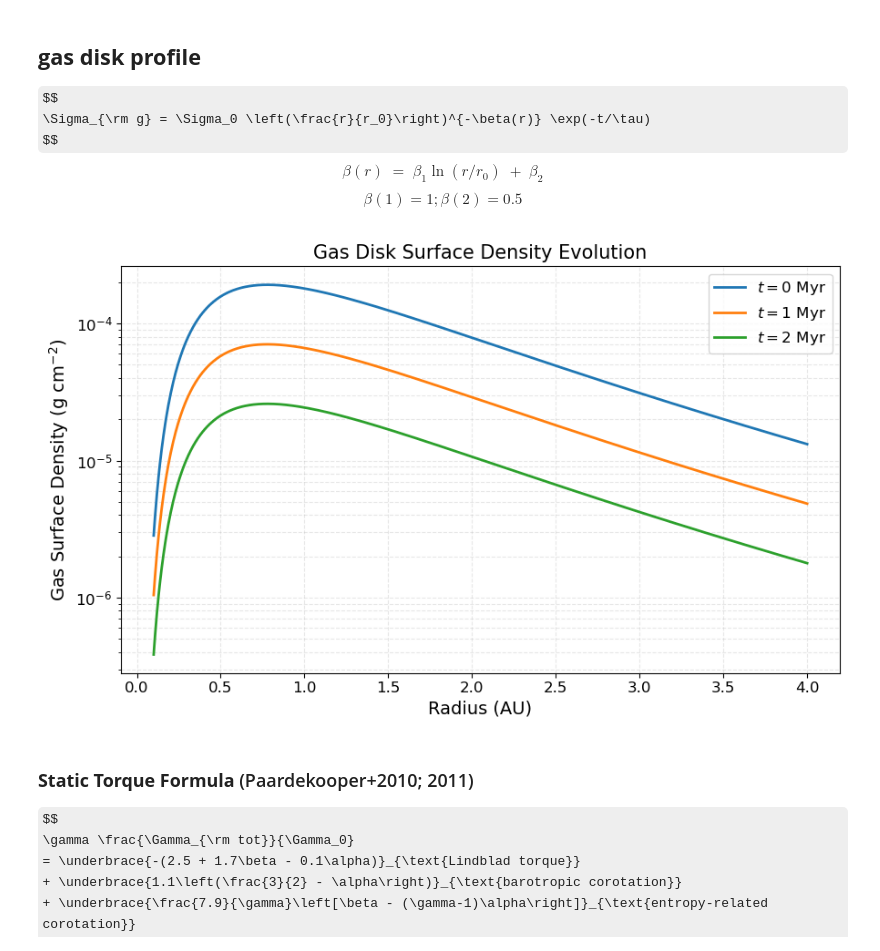
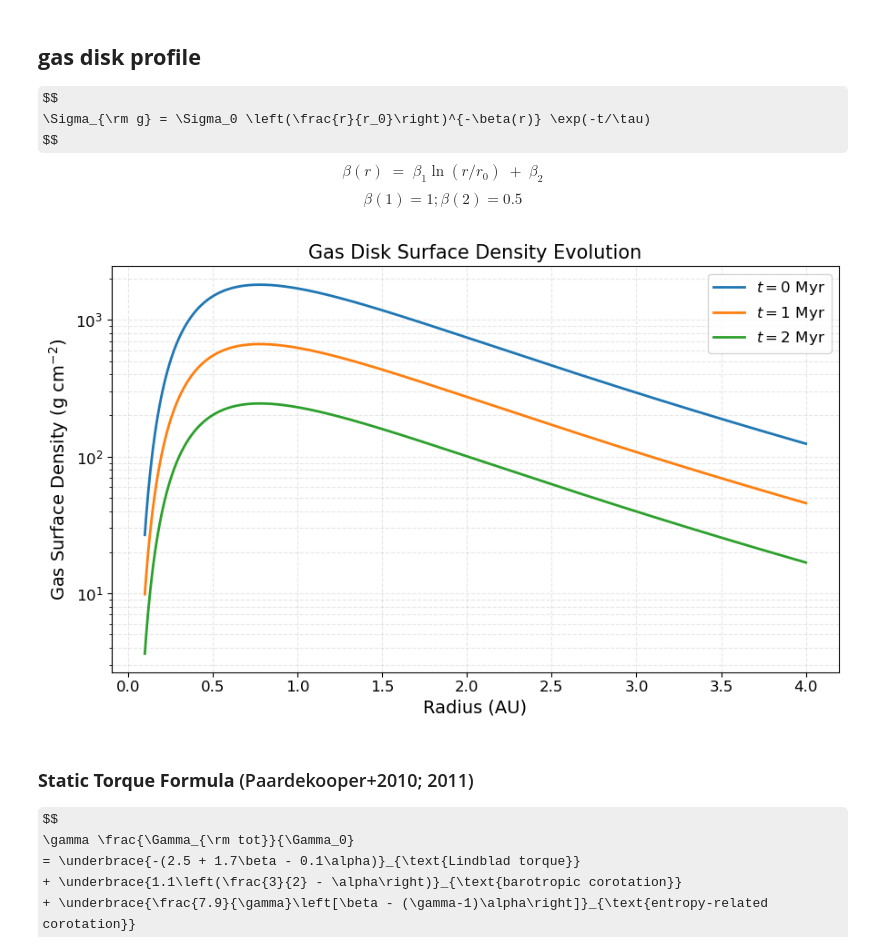
Before and after one commit to kong996/AccreDiff, a Jupyter notebook: examples/basics/gas_profile.ipynb, the cells around one changed output. Cells and saved outputs as stored; diff of their text form; code cells hidden in the pictures; some formulas as TeX source.

```diff
--- a/examples/basics/gas_profile.ipynb
+++ b/examples/basics/gas_profile.ipynb
@@ -18,6 +18,11 @@ cfg = ad.Gas_ModelConfig(
     a_alpha1=1.0,
     a_alpha2=0.5,
     Sigma0_cgs=1700, # g/cm^2
+    alpha_visc=1e-4,
+    prandtl=1.0,
+    use_saturation=True,
+    t_max_myr=5.0,
+    n_steps=4000,
 )
 model = ad.Gas_build_model(cfg)
 disk = model["disk"]
@@ -39,32 +44,32 @@ $$
 # %%
 # Plot disk surface density profile at multiple epochs
 units = disk.units
 r = profile["r"]
 # Define time snapshots: (t_myr, label)
 time_snapshots = [
     (0.0,                        r'$t = 0$ Myr'),
     (units.myr_to_code(1.0),     r'$t = 1$ Myr'),
     (units.myr_to_code(2.0),     r'$t = 2$ Myr'),
 ]
 colors = ['#1f77b4', '#ff7f0e', '#2ca02c']
 
 fig, ax = plt.subplots(figsize=(9, 5.5))
 for (t_code, label), color in zip(time_snapshots, colors):
-    sigma = disk.sigma(r, t_code=t_code)
-    ax.plot(r, sigma, label=label, color=color, lw=2)
+    sigma_cgs = disk.sigma_cgs(r, t_code=t_code)
+    ax.plot(r, sigma_cgs, label=label, color=color, lw=2)
 
 ax.set_yscale('log')
 
 ax.set_xlabel('Radius (AU)', fontsize=14)
 ax.set_ylabel(r'Gas Surface Density (g cm$^{-2}$)', fontsize=14)
 ax.set_title('Gas Disk Surface Density Evolution', fontsize=15)
 ax.legend(fontsize=12, frameon=True, framealpha=0.8)
 ax.grid(True, which='both', alpha=0.3, ls='--')
 ax.tick_params(labelsize=12)
 fig.tight_layout()
 plt.show()
 # %% [output]
-[figure, old version]
+[figure, new version]
 # %% [markdown]
 ### **Static Torque Formula** (Paardekooper+2010; 2011)
 
```
Also changed, not shown: parts of 4 cells of this notebook, 6 other files.
